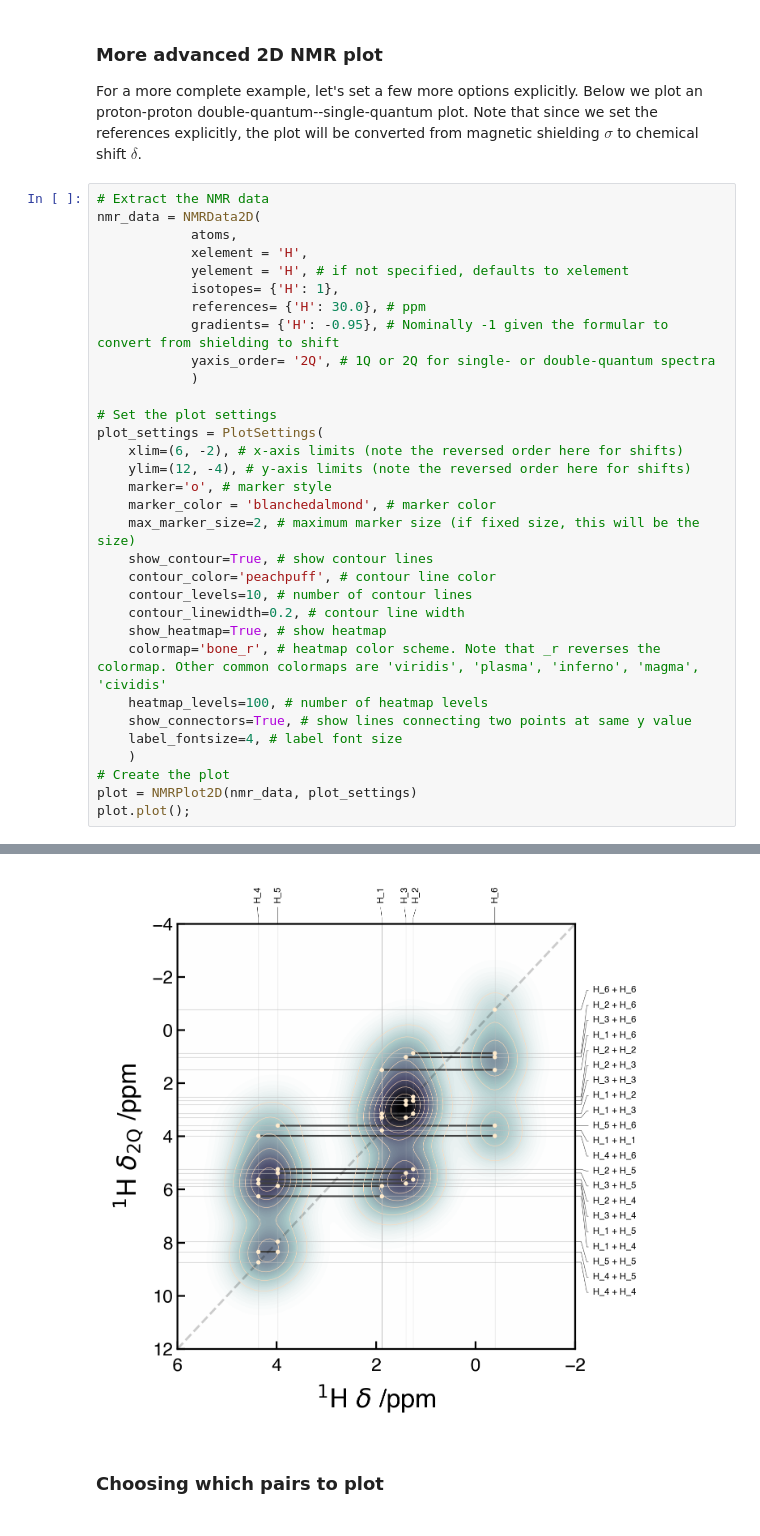
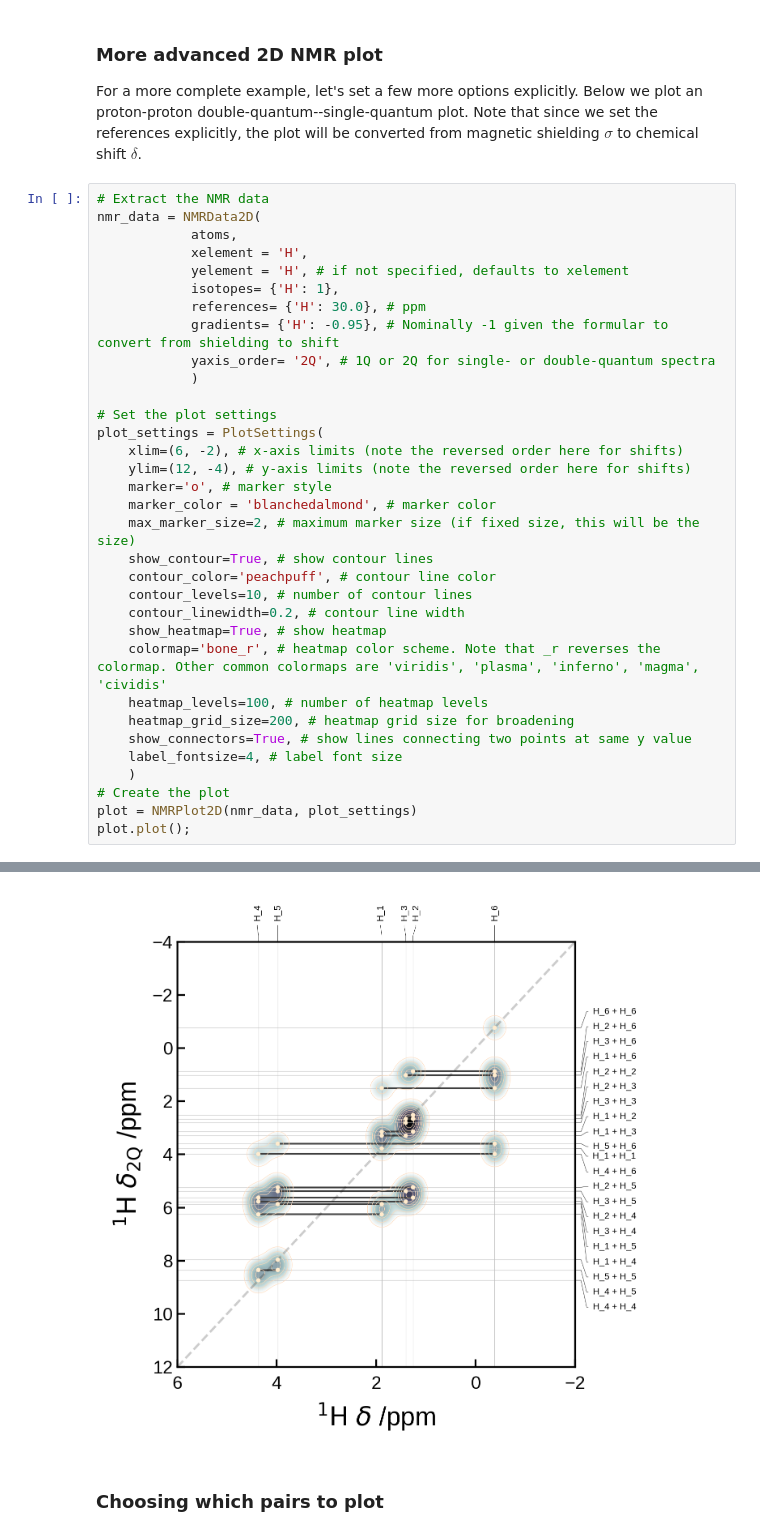
Before and after one commit to CCP-NC/soprano, a Jupyter notebook: tutorials/05-nmr.ipynb, the cells around one changed output, grey strips where cells are left out. Cells and saved outputs as stored; diff of their text form.

Commit message:
Update tutorials and docs following changes to 2D nmr plotting

```diff
--- a/tutorials/05-nmr.ipynb
+++ b/tutorials/05-nmr.ipynb
@@ -585,6 +561,7 @@ plot_settings = PlotSettings(
     show_heatmap=True, # show heatmap
     colormap='bone_r', # heatmap color scheme. Note that _r reverses the colormap. Other common colormaps are 'viridis', 'plasma', 'inferno', 'magma', 'cividis'
     heatmap_levels=100, # number of heatmap levels
+    heatmap_grid_size=200, # heatmap grid size for broadening
     show_connectors=True, # show lines connecting two points at same y value
     label_fontsize=4, # label font size
     )
@@ -595,4 +573,4 @@ plot.plot();
-[figure, old version]
+[figure, new version]
 # %% [markdown]
 ###  Choosing which pairs to plot
 # %% [markdown]
```
Also changed, not shown: parts of 19 cells of this notebook, 2 other files.
